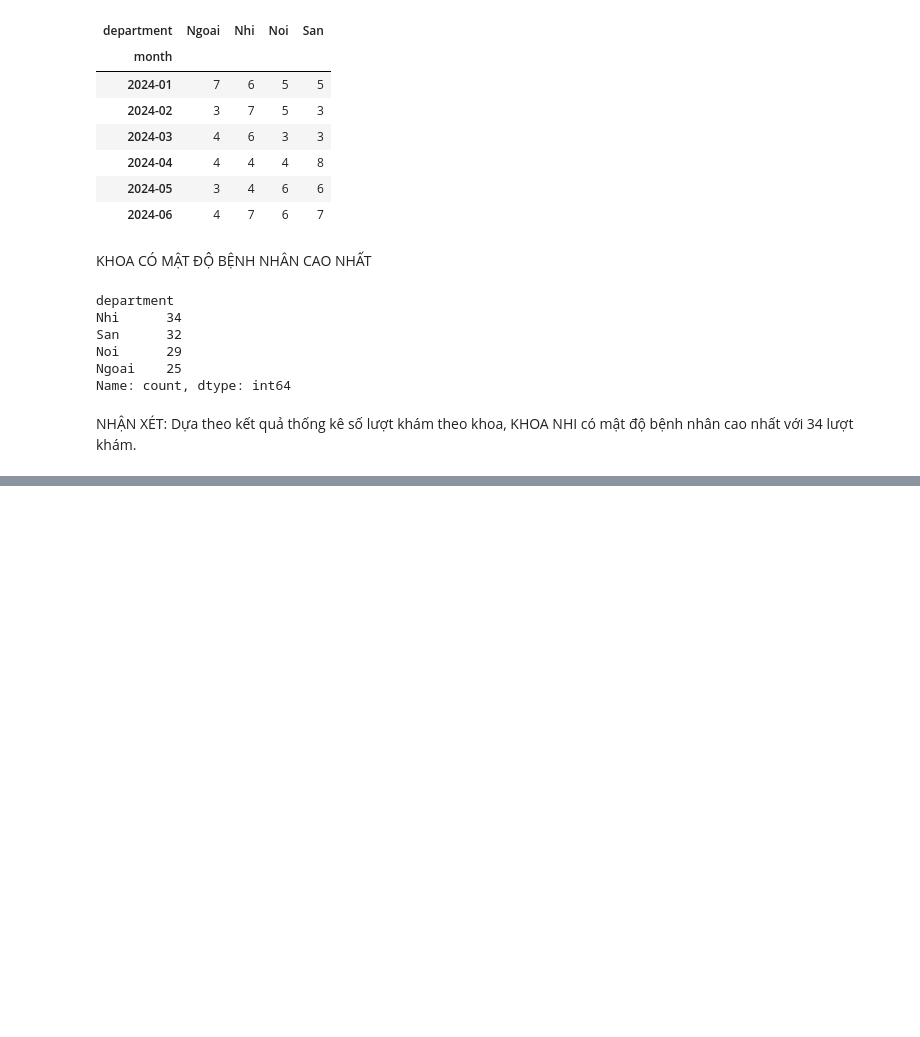
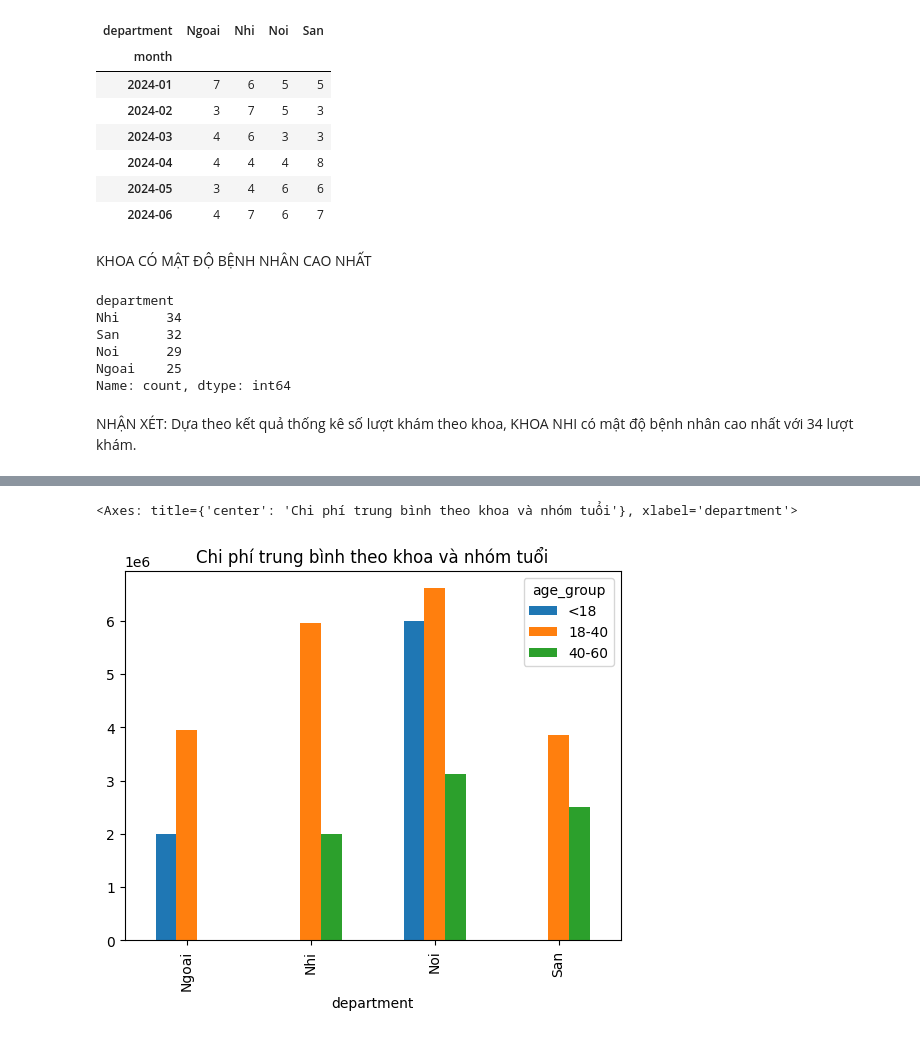
Before and after one commit to niza666/18A1_Nhom_2_Case_9, a Jupyter notebook: task05_pivot/task05_pivot.ipynb, the cells around one changed output, grey strips where cells are left out. Cells and saved outputs as stored; diff of their text form; code cells hidden in the pictures; blank space fills up the shorter version.

```diff
--- a/task05_pivot/task05_pivot.ipynb
+++ b/task05_pivot/task05_pivot.ipynb
@@ -137,0 +146,8 @@ NHẬN XÉT: Dựa theo kết quả thống kê số lượt khám theo khoa, KH
+# %%
+pivot_fee.plot(
+    kind="bar",
+    title="Chi phí trung bình theo khoa và nhóm tuổi"
+)
+# %% [output]
+<Axes: title={'center': 'Chi phí trung bình theo khoa và nhóm tuổi'}, xlabel='department'>
+[figure, added]
```
Also changed, not shown: parts of 1 cell of this notebook.
